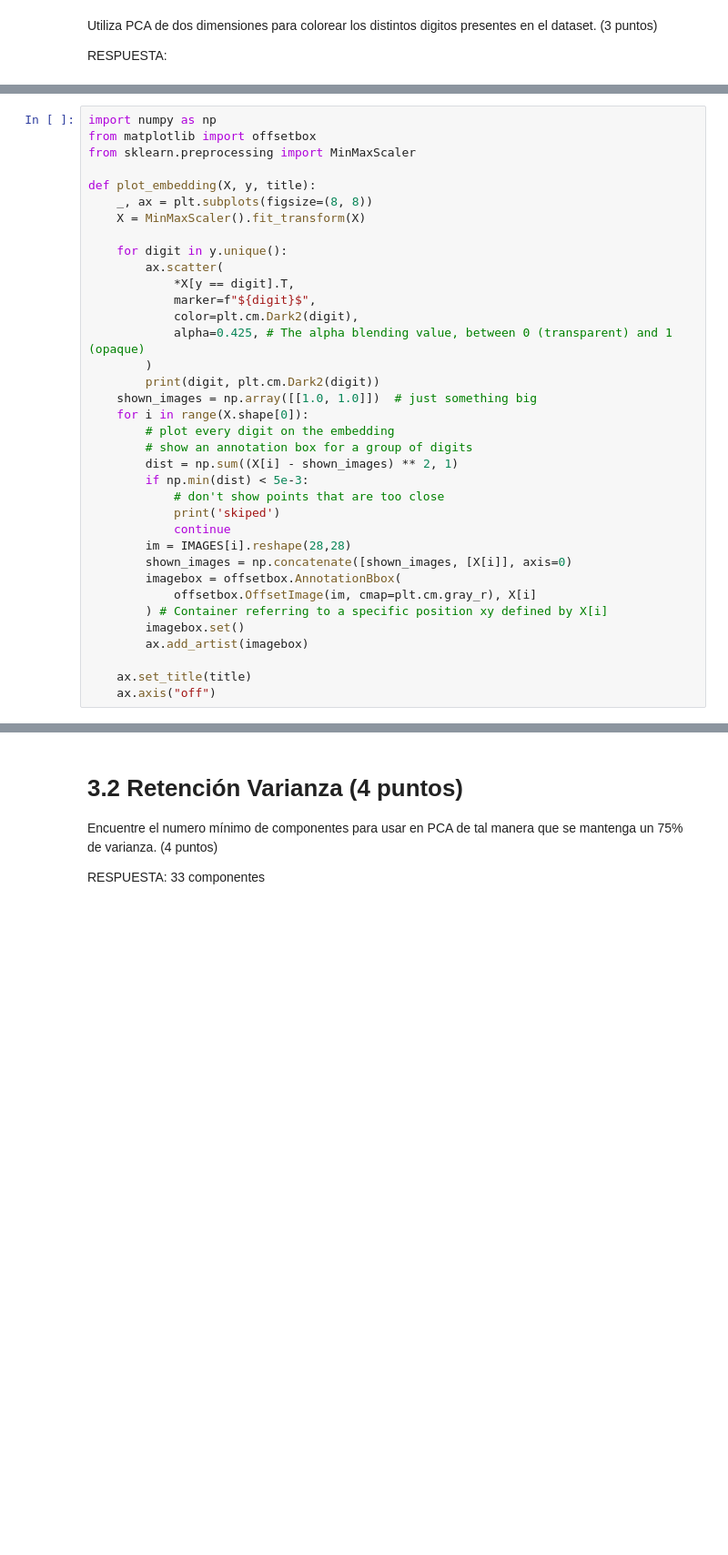
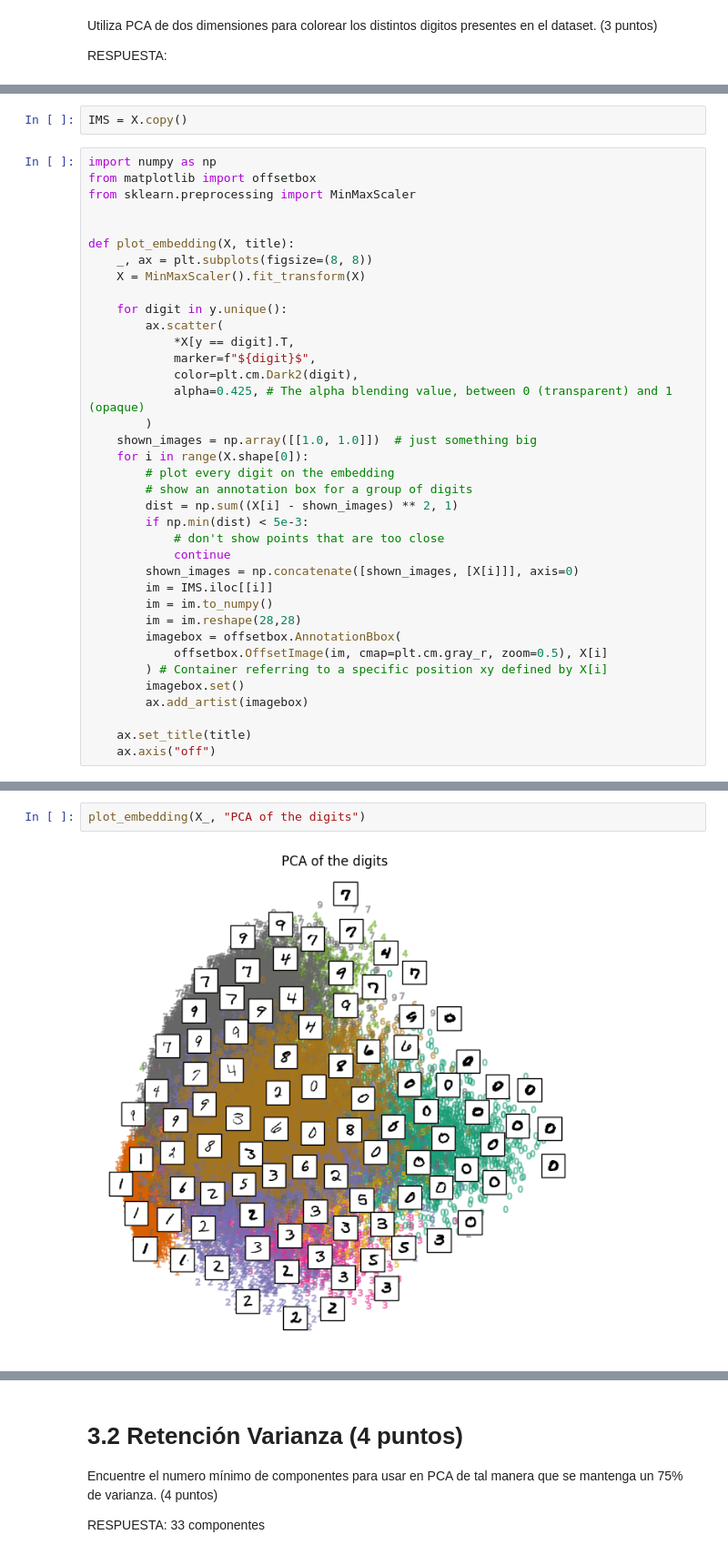
Before and after one commit to gabiacuna/IIC2433, a Jupyter notebook: tareas/T3.ipynb, the cells around one changed output, grey strips where cells are left out. Shown: that part at 91% size. Saved outputs shown, nothing was run; the diff lists cells and outputs as text; blank space fills up the shorter version.

```diff
--- a/tareas/T3.ipynb
+++ b/tareas/T3.ipynb
@@ -192,9 +211,12 @@ IMAGES = X
+# %%
+IMS = X.copy()
 # %%
 import numpy as np
 from matplotlib import offsetbox
 from sklearn.preprocessing import MinMaxScaler
 
-def plot_embedding(X, y, title):
+
+def plot_embedding(X, title):
     _, ax = plt.subplots(figsize=(8, 8))
     X = MinMaxScaler().fit_transform(X)
 
@@ -205,7 +227,6 @@ def plot_embedding(X, y, title):
             color=plt.cm.Dark2(digit),
             alpha=0.425, # The alpha blending value, between 0 (transparent) and 1 (opaque)
         )
-        print(digit, plt.cm.Dark2(digit))
     shown_images = np.array([[1.0, 1.0]])  # just something big
     for i in range(X.shape[0]):
         # plot every digit on the embedding
@@ -213,12 +234,13 @@ def plot_embedding(X, y, title):
         dist = np.sum((X[i] - shown_images) ** 2, 1)
         if np.min(dist) < 5e-3:
             # don't show points that are too close
-            print('skiped')
             continue
-        im = IMAGES[i].reshape(28,28)
-        shown_images = np.concatenate([shown_images, [X[i]], axis=0)
+        shown_images = np.concatenate([shown_images, [X[i]]], axis=0)
+        im = IMS.iloc[[i]]
+        im = im.to_numpy()
+        im = im.reshape(28,28)
         imagebox = offsetbox.AnnotationBbox(
-            offsetbox.OffsetImage(im, cmap=plt.cm.gray_r), X[i]
+            offsetbox.OffsetImage(im, cmap=plt.cm.gray_r, zoom=0.5), X[i]
         ) # Container referring to a specific position xy defined by X[i]
         imagebox.set()
         ax.add_artist(imagebox)
@@ -243,3 +250,7 @@ plt.show()
+# %%
+plot_embedding(X_, "PCA of the digits")
+# %% [output]
+[figure, added]
 # %% [markdown]
 Visualizando los digitos, ¿Cuáles son los que más se parecen entre ellos? Especula en que cantidad de clusters sería posible agrupar a los digitos, fuera de un cluster por cada uno. (3 puntos)
 
```
Also changed, not shown: parts of 34 cells of this notebook, 1 other file.
